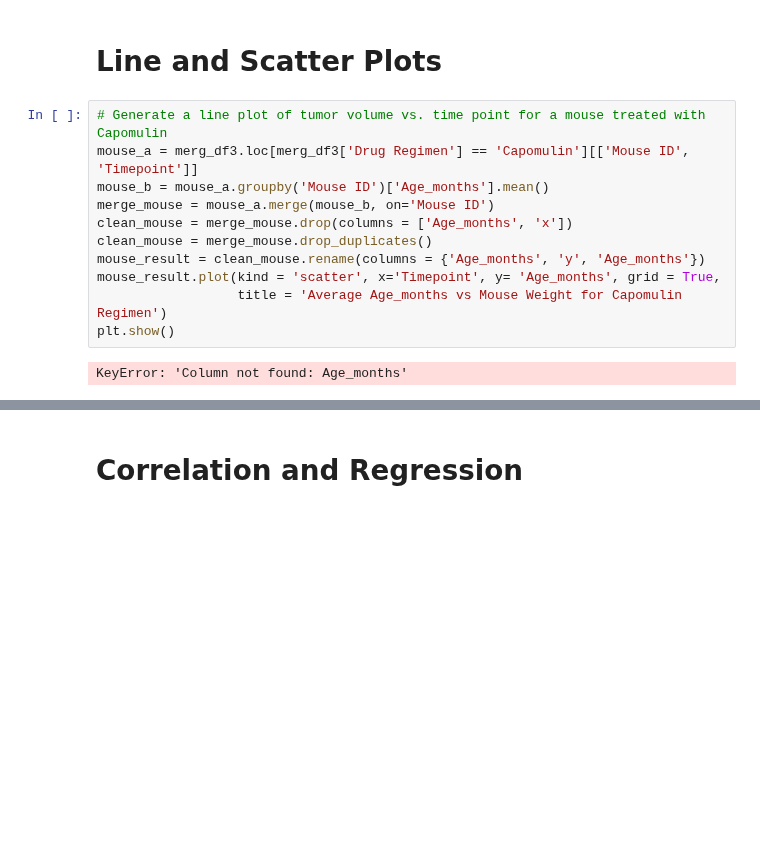
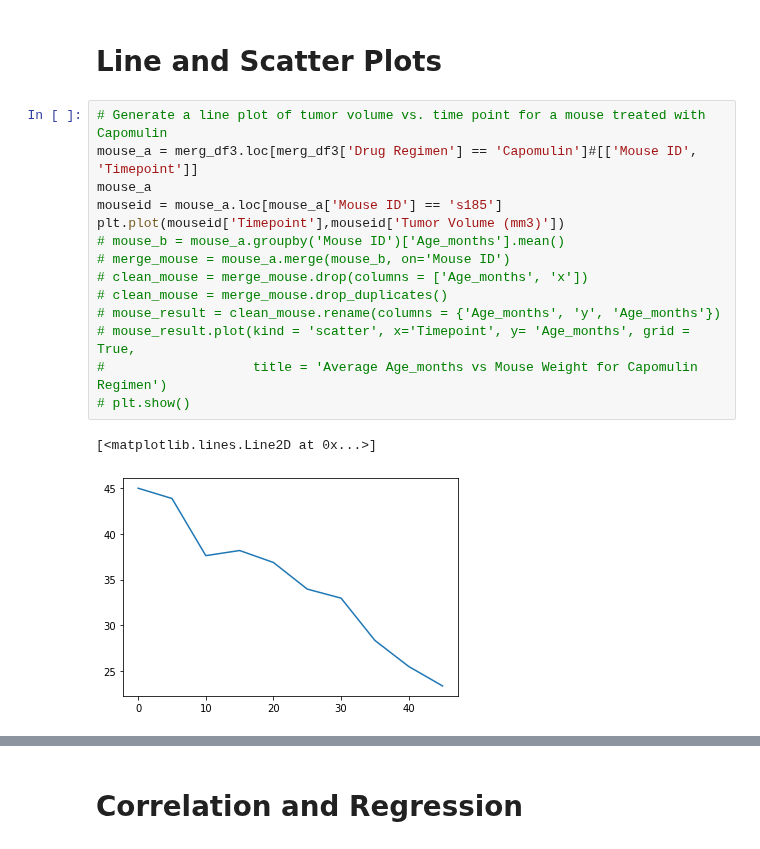
Before and after one commit to CarmiSmith/Matplotlib-Homework, a Jupyter notebook: pymaceuticals_homework.ipynb, the cells around one changed output, grey strips where cells are left out. Drawn from its saved outputs; the diff is of its cells as text; blank space fills up the shorter version.

```diff
--- a/pymaceuticals_homework.ipynb
+++ b/pymaceuticals_homework.ipynb
@@ -289,16 +318,20 @@ ValueError: Dimensions of labels and X must be compatible
 # Line and Scatter Plots
 # %%
 # Generate a line plot of tumor volume vs. time point for a mouse treated with Capomulin
-mouse_a = merg_df3.loc[merg_df3['Drug Regimen'] == 'Capomulin'][['Mouse ID', 'Timepoint']]
-mouse_b = mouse_a.groupby('Mouse ID')['Age_months'].mean()
-merge_mouse = mouse_a.merge(mouse_b, on='Mouse ID')
-clean_mouse = merge_mouse.drop(columns = ['Age_months', 'x'])
-clean_mouse = merge_mouse.drop_duplicates()
-mouse_result = clean_mouse.rename(columns = {'Age_months', 'y', 'Age_months'})
-mouse_result.plot(kind = 'scatter', x='Timepoint', y= 'Age_months', grid = True,
-                  title = 'Average Age_months vs Mouse Weight for Capomulin Regimen')
-plt.show()
+mouse_a = merg_df3.loc[merg_df3['Drug Regimen'] == 'Capomulin']#[['Mouse ID', 'Timepoint']]
+mouse_a
+mouseid = mouse_a.loc[mouse_a['Mouse ID'] == 's185']
+plt.plot(mouseid['Timepoint'],mouseid['Tumor Volume (mm3)'])
+# mouse_b = mouse_a.groupby('Mouse ID')['Age_months'].mean()
+# merge_mouse = mouse_a.merge(mouse_b, on='Mouse ID')
+# clean_mouse = merge_mouse.drop(columns = ['Age_months', 'x'])
+# clean_mouse = merge_mouse.drop_duplicates()
+# mouse_result = clean_mouse.rename(columns = {'Age_months', 'y', 'Age_months'})
+# mouse_result.plot(kind = 'scatter', x='Timepoint', y= 'Age_months', grid = True,
+#                   title = 'Average Age_months vs Mouse Weight for Capomulin Regimen')
+# plt.show()
 # %% [output]
-KeyError: 'Column not found: Age_months'
+[<matplotlib.lines.Line2D at 0x...>]
+[figure, added]
 # %%
 # Generate a scatter plot of average tumor volume vs. mouse weight for the Capomulin regimen
```
Also changed, not shown: parts of 10 cells of this notebook.
